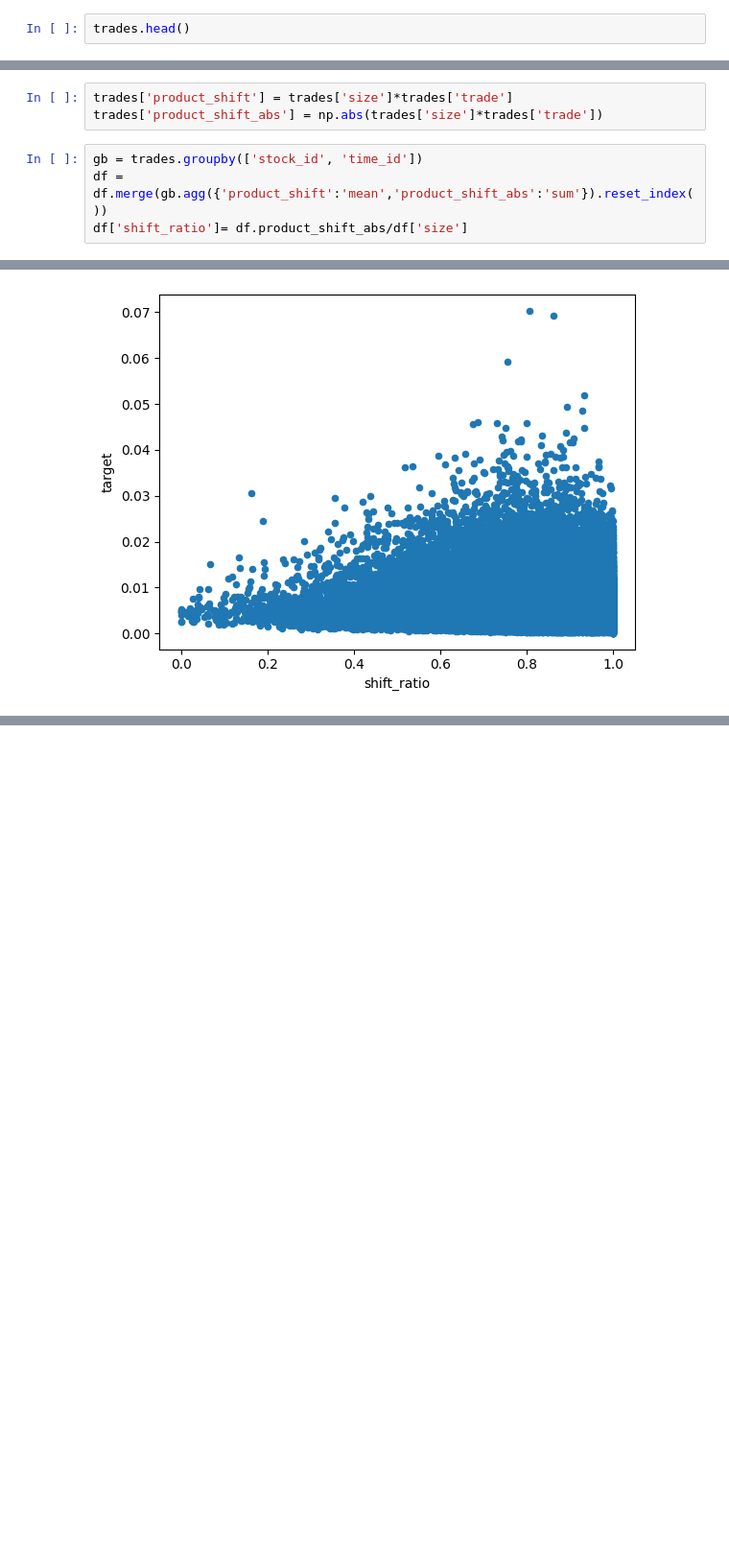
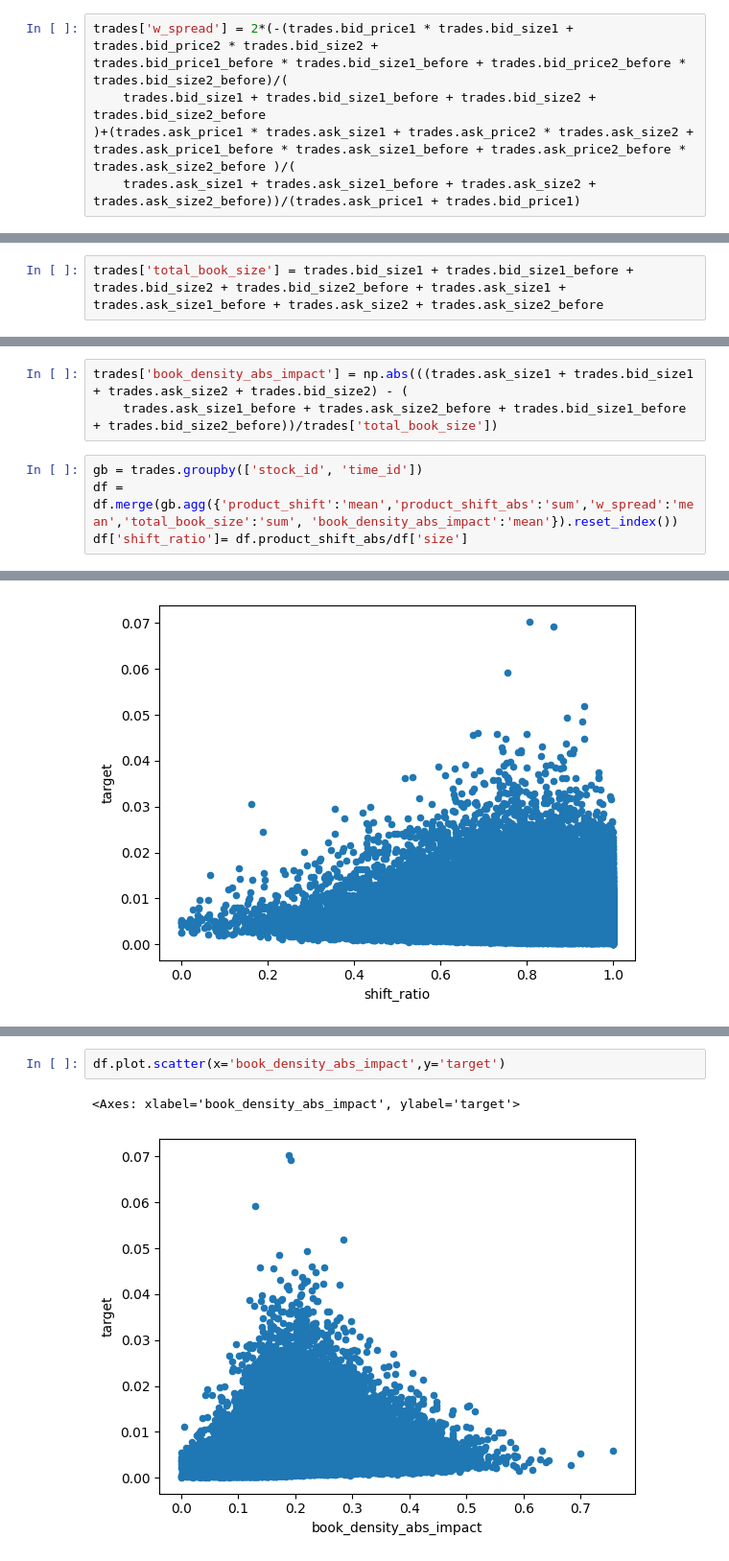
Before and after one commit to petepony/meow_meow, a Jupyter notebook: feature_experimentation.ipynb, the cells around one changed output, grey strips where cells are left out. Shown at 96% size. Drawn from its saved outputs; the diff is of its cells as text; blank space fills up the shorter version.

```diff
--- a/feature_experimentation.ipynb
+++ b/feature_experimentation.ipynb
@@ -26,2 +37,7 @@ df
 # %%
-trades.head()
+trades['w_spread'] = 2*(-(trades.bid_price1 * trades.bid_size1 + trades.bid_price2 * trades.bid_size2 +
+trades.bid_price1_before * trades.bid_size1_before + trades.bid_price2_before * trades.bid_size2_before)/(
+    trades.bid_size1 + trades.bid_size1_before + trades.bid_size2 + trades.bid_size2_before
+)+(trades.ask_price1 * trades.ask_size1 + trades.ask_price2 * trades.ask_size2 +
+trades.ask_price1_before * trades.ask_size1_before + trades.ask_price2_before * trades.ask_size2_before )/(
+    trades.ask_size1 + trades.ask_size1_before + trades.ask_size2 + trades.ask_size2_before))/(trades.ask_price1 + trades.bid_price1)
@@ -36,0 +44,2 @@ trades.head()
+# %%
+trades['total_book_size'] = trades.bid_size1 + trades.bid_size1_before + trades.bid_size2 + trades.bid_size2_before + trades.ask_size1 + trades.ask_size1_before + trades.ask_size2 + trades.ask_size2_before
@@ -37,9 +49,9 @@ trades.head()
 # %%
-trades['product_shift'] = trades['size']*trades['trade']
-trades['product_shift_abs'] = np.abs(trades['size']*trades['trade'])
+trades['book_density_abs_impact'] = np.abs(((trades.ask_size1 + trades.bid_size1 + trades.ask_size2 + trades.bid_size2) - (
+    trades.ask_size1_before + trades.ask_size2_before + trades.bid_size1_before + trades.bid_size2_before))/trades['total_book_size'])
 # %%
 gb = trades.groupby(['stock_id', 'time_id'])
-df = df.merge(gb.agg({'product_shift':'mean','product_shift_abs':'sum'}).reset_index())
+df = df.merge(gb.agg({'product_shift':'mean','product_shift_abs':'sum','w_spread':'mean','total_book_size':'sum', 'book_density_abs_impact':'mean'}).reset_index())
 df['shift_ratio']= df.product_shift_abs/df['size']
 # %%
 df.plot.scatter(x='product_shift',y='target')
@@ -69 +84,6 @@ shift_ratio         -0.233866
 Name: target, dtype: float64
+# %%
+df.plot.scatter(x='book_density_abs_impact',y='target')
+# %% [output]
+<Axes: xlabel='book_density_abs_impact', ylabel='target'>
+[figure, added]
```
Also changed, not shown: parts of 4 cells of this notebook.
